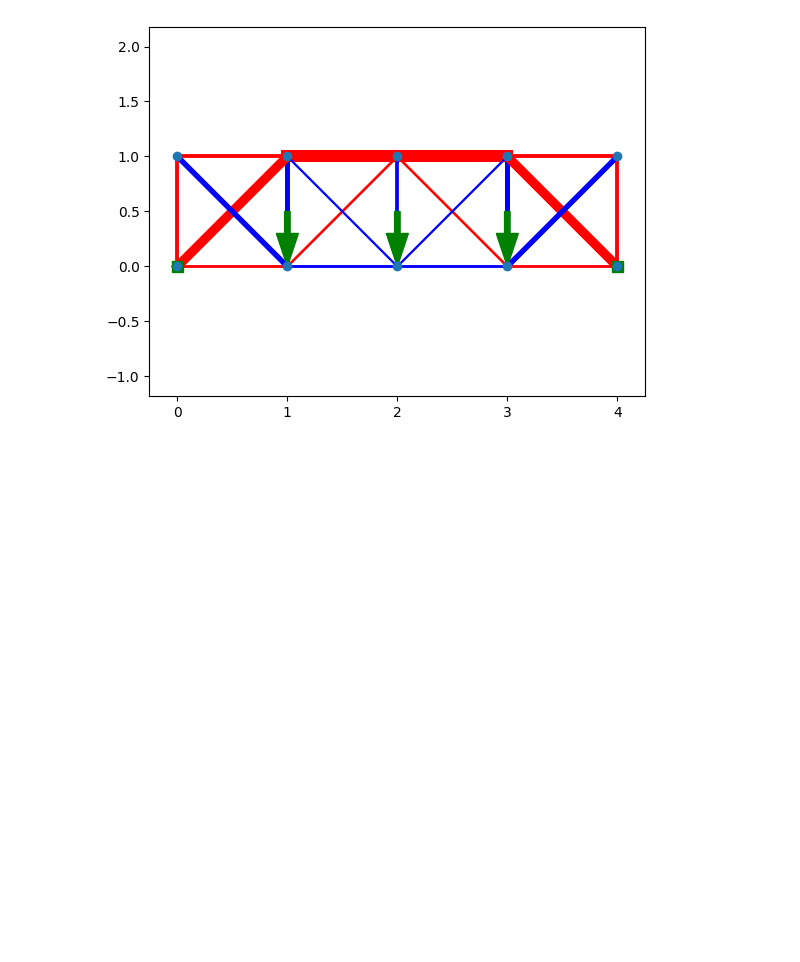
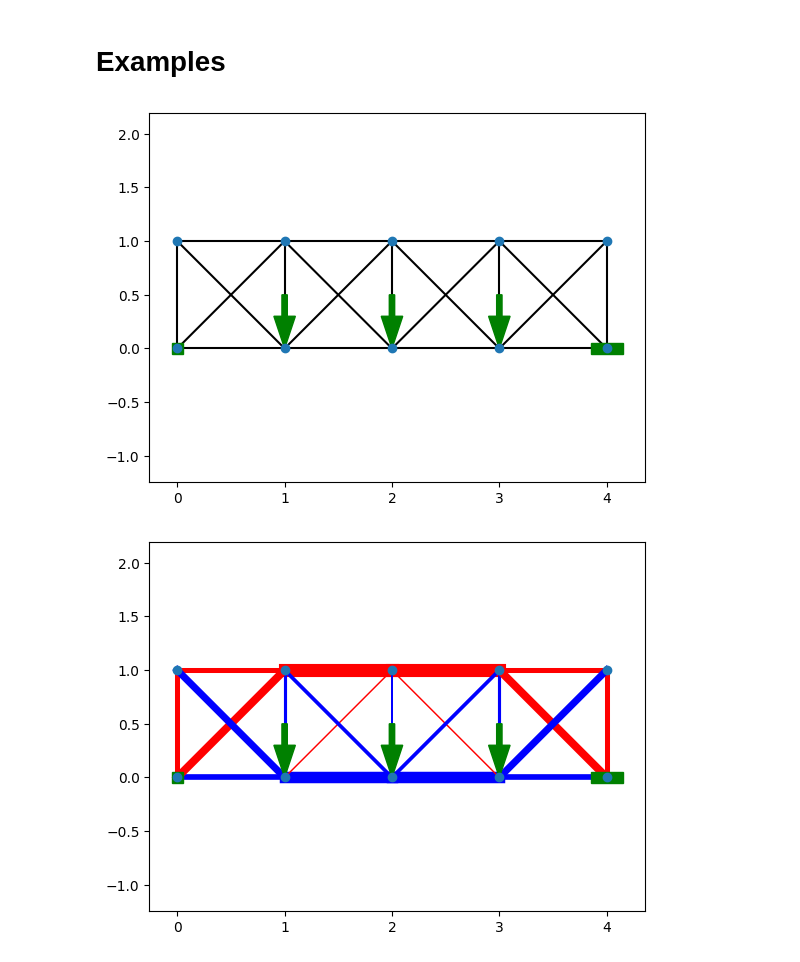
Before and after one commit to eschluntz/PytorchBridge, a Jupyter notebook: truss.ipynb, the cells around one changed output. Drawn from its saved outputs; the diff is of its cells as text; code cells hidden in the pictures; blank space fills up the shorter version.

```diff
--- a/truss.ipynb
+++ b/truss.ipynb
@@ -276,35 +226,39 @@ t.optimize()
+# %% [markdown]
+# Examples
 # %%
-# double truss
+# Bridge
 node_tensors = np.array([
     (0.0, 0.0),
     (0.0, 1.0),
     (1.0, 0.0),
     (1.0, 1.0),
     (2.0, 0.0),
     (2.0, 1.0),
     (3.0, 0.0),
     (3.0, 1.0),
     (4.0, 0.0),
     (4.0, 1.0),
 ])
 edges = np.array((
     (0,2), (2,4), (4,6), (6,8),
     (1,3), (3,5), (5,7), (7,9),
     (0,1), (2,3), (4,5), (6,7), (8,9),
     (0,3), (2,5), (5,6), (7,8),
     (1,2),(3,4),(4,7),(6,9)
 ))
 t = Truss(node_tensors, edges)
 
 
 t.add_load(2, 0, -5)
 t.add_load(4, 0, -5)
 t.add_load(6, 0, -5)
 t.add_anchor(0)
-t.add_anchor(8,x=False)
+t.add_anchor(8,x_set=False)
+t.draw()
 t.calculate_forces()
 t.draw()
 
-# t.optimize()
+t.optimize(render_live=True,save_gif=False)
 # %% [output]
-[figure, old version]
+[figure, new version]
+[figure, added]
```
Also changed, not shown: parts of 13 cells of this notebook, 2 other files.
